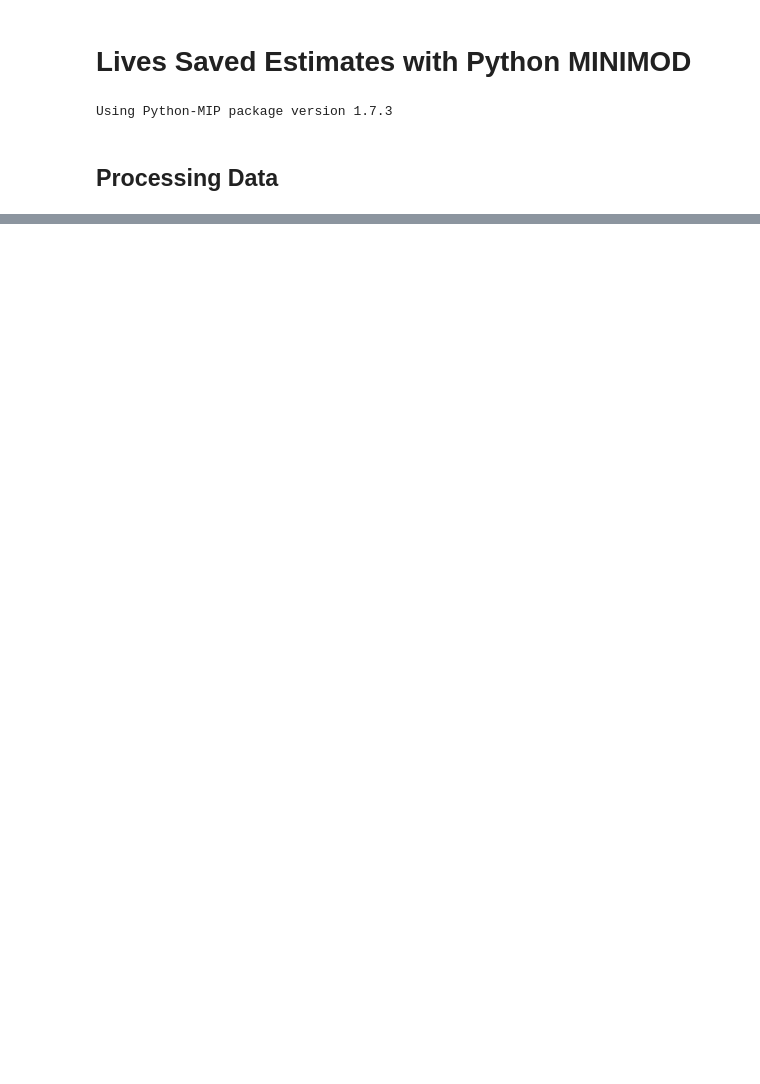
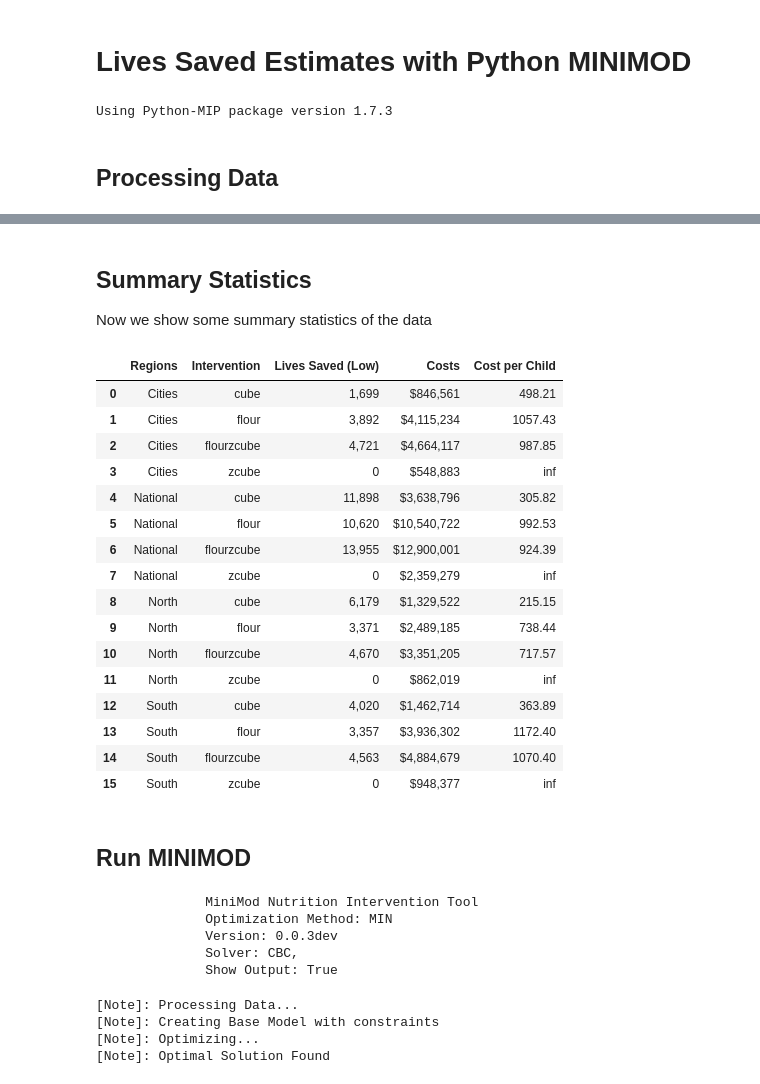
Before and after one commit to minimod-nutrition/minimod, a Jupyter notebook: Optimization Work/demewoz_lives_saved/analysis.ipynb, the cells around one changed output, grey strips where cells are left out. Saved outputs shown, nothing was run; the diff lists cells and outputs as text; code cells hidden in the pictures; blank space fills up the shorter version.

```diff
--- a/Optimization Work/demewoz_lives_saved/analysis.ipynb
+++ b/Optimization Work/demewoz_lives_saved/analysis.ipynb
@@ -10,7 +14,7 @@ import re
 Using Python-MIP package version 1.7.3
 # %%
 # Folder with data
-data_folder = Path('data_files')
+data_folder = Path('Optimization Work', 'demewoz_lives_saved','data_files')
 # %% [markdown]
 ## Processing Data
 # %%
@@ -61,0 +126,58 @@ Index(['Vitamin A, AND Zinc intervention ',
+# %% [markdown]
+## Summary Statistics
+
+Now we show some summary statistics of the data
+# %%
+s = minimod.utils.summary.PreOptimizationDataSummary(
+    data = df,
+    benefit_col= 'benefits_low',
+    cost_col= 'costs_low',
+    intervention_col='intervention',
+    space_col= 'space',
+    time_col='time',
+    benefit_title='Lives Saved (Low)',
+    intervention_subset=['zcube', 'flour', 'flourzcube', 'cube']
+)
+
+s.summary_table(variables_of_interest= {'Cost per Child' : 'cost_per_benefit'}, grouping = 'over_space', style = 'markdown')
+# %% [output]
+|  | Regions | Intervention | Lives Saved (Low) | Costs | Cost per Child |
+| 0 | Cities | cube | 1,699 | $846,561 | 498.21 |
+| 1 | Cities | flour | 3,892 | $4,115,234 | 1057.43 |
+| 2 | Cities | flourzcube | 4,721 | $4,664,117 | 987.85 |
+| 3 | Cities | zcube | 0 | $548,883 | inf |
+| 4 | National | cube | 11,898 | $3,638,796 | 305.82 |
+| 5 | National | flour | 10,620 | $10,540,722 | 992.53 |
+| 6 | National | flourzcube | 13,955 | $12,900,001 | 924.39 |
+| 7 | National | zcube | 0 | $2,359,279 | inf |
+| 8 | North | cube | 6,179 | $1,329,522 | 215.15 |
+| 9 | North | flour | 3,371 | $2,489,185 | 738.44 |
+| 10 | North | flourzcube | 4,670 | $3,351,205 | 717.57 |
+| 11 | North | zcube | 0 | $862,019 | inf |
+| 12 | South | cube | 4,020 | $1,462,714 | 363.89 |
+| 13 | South | flour | 3,357 | $3,936,302 | 1172.40 |
+| 14 | South | flourzcube | 4,563 | $4,884,679 | 1070.40 |
+| 15 | South | zcube | 0 | $948,377 | inf |
+# %% [markdown]
+## Run MINIMOD
+# %%
+m = minimod.Minimod(solver_type = 'costmin', minimum_benefit = 'oilvasflour')
+# %% [output]
+              MiniMod Nutrition Intervention Tool
+              Optimization Method: MIN
+              Version: 0.0.3dev
+              Solver: CBC,
+              Show Output: True
+# %%
+m.fit(data = df,
+    all_space = ['cube', 'oil', 'flour'],
+    all_time = ['oil', 'cube'],
+    time_subset = [1,2,3],
+    costs = 'costs_low',
+    benefits = 'benefits_low',
+    benefit_title = 'Lives Saved')
+# %% [output]
+[Note]: Processing Data...
+[Note]: Creating Base Model with constraints
+[Note]: Optimizing...
+[Note]: Optimal Solution Found
```
Also changed, not shown: parts of 12 cells of this notebook, 21 other files.
